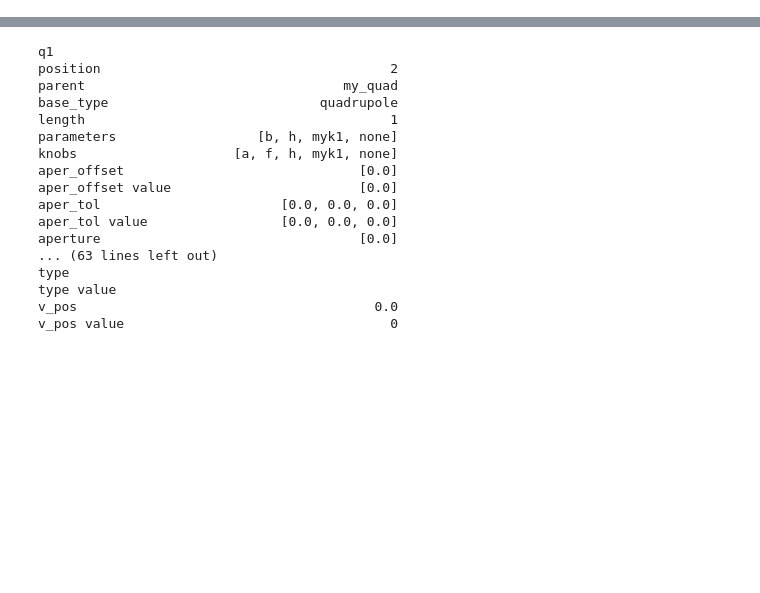
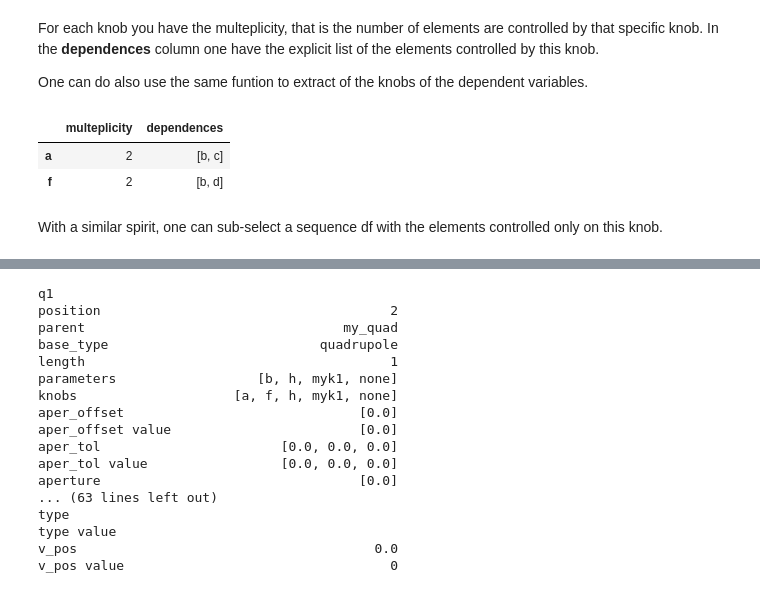
Before and after one commit to sterbini/madxp, a Jupyter notebook: examples/variablesExamples/variablesExamples.ipynb, the cells around one changed output, grey strips where cells are left out. Drawn from its saved outputs; the diff is of its cells as text; code cells hidden in the pictures; blank space fills up the shorter version.

```diff
--- a/examples/variablesExamples/variablesExamples.ipynb
+++ b/examples/variablesExamples/variablesExamples.ipynb
@@ -165,0 +181,13 @@ mt.beams_df(mad)
+# %% [markdown]
+
+For each knob you have the multeplicity, that is the number of elements are controlled by that specific knob. In the **dependences** column one have the explicit list of the elements controlled by this knob.
+
+One can do also use the same funtion to extract of the knobs of the dependent variables.
+# %%
+mt.knobs_df(my_variable_dict['dependent_variable_df'])
+# %% [output]
+|  | multeplicity | dependences |
+| a | 2 | [b, c] |
+| f | 2 | [b, d] |
+# %% [markdown]
+With a similar spirit, one can sub-select a sequence df with the elements controlled only on this knob.
```
Also changed, not shown: parts of 55 cells of this notebook, 3 other files.
